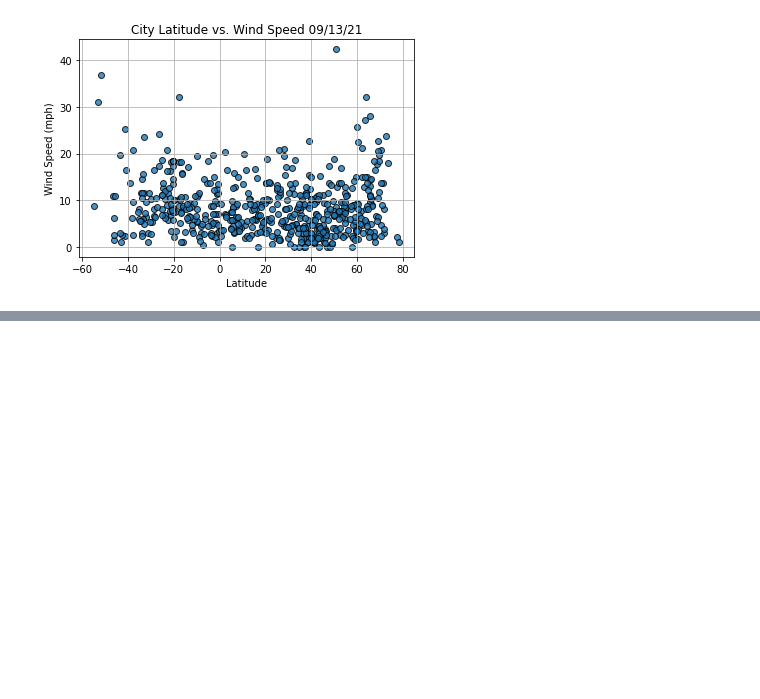
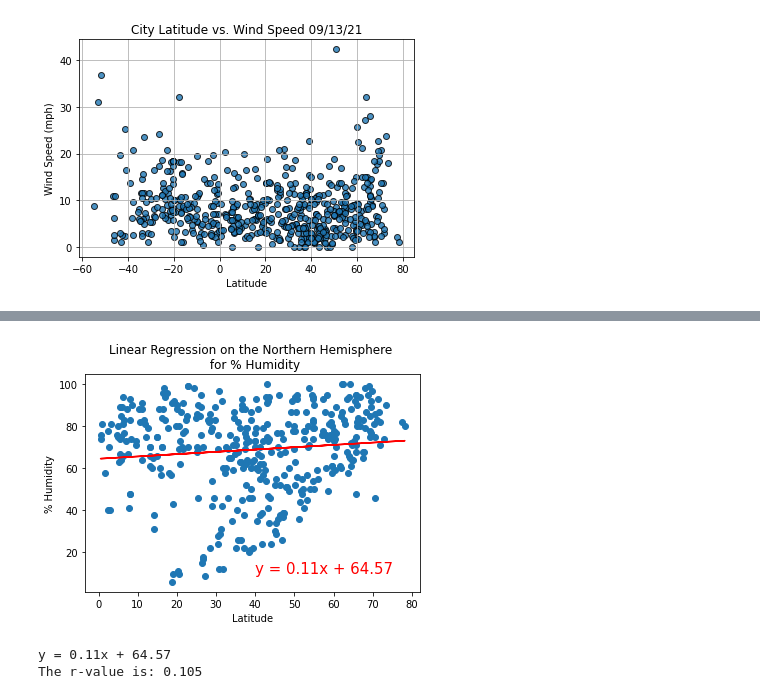
Before and after one commit to ssanmug/World_Weather_Analysis, a Jupyter notebook: WeatherPy.ipynb, the cells around one changed output, grey strips where cells are left out. Cells and saved outputs as stored; diff of their text form; code cells hidden in the pictures; blank space fills up the shorter version.

```diff
--- a/WeatherPy.ipynb
+++ b/WeatherPy.ipynb
@@ -253,0 +358,19 @@ plt.show()
+# %%
+# Linear regression on the Northern Hemisphere
+x_values = northern_hemi_df["Lat"]
+y_values = northern_hemi_df["Humidity"]
+# Call the function.
+plot_linear_regression(x_values, y_values,
+                       'Linear Regression on the Northern Hemisphere \n for % Humidity', '% Humidity',(40,10))
+# %% [output]
+[figure, added]
+# %%
+# Perform linear regression
+(slope, intercept, r_value, _, _) = linregress(northern_hemi_df["Lat"], northern_hemi_df["Humidity"])
+# Get the equation of the line.
+line_eq = "y = " + str(round(slope,2)) + "x + " + str(round(intercept,2))
+print(line_eq)
+print(f"The r-value is: {r_value:.3f}")
+# %% [output]
+y = 0.11x + 64.57
+The r-value is: 0.105
```
Also changed, not shown: parts of 19 cells of this notebook.
